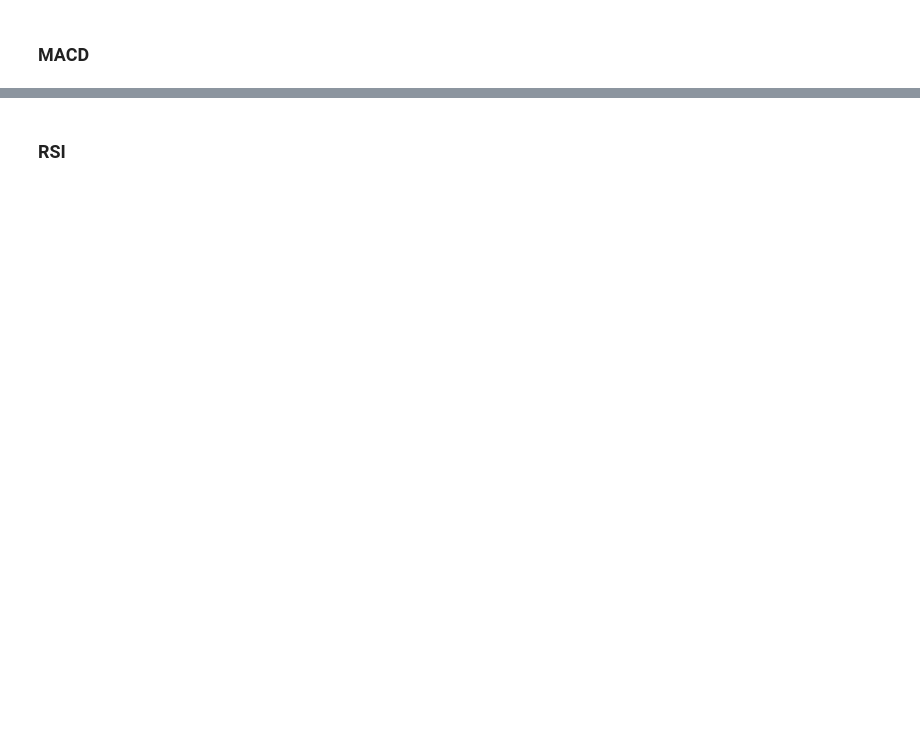
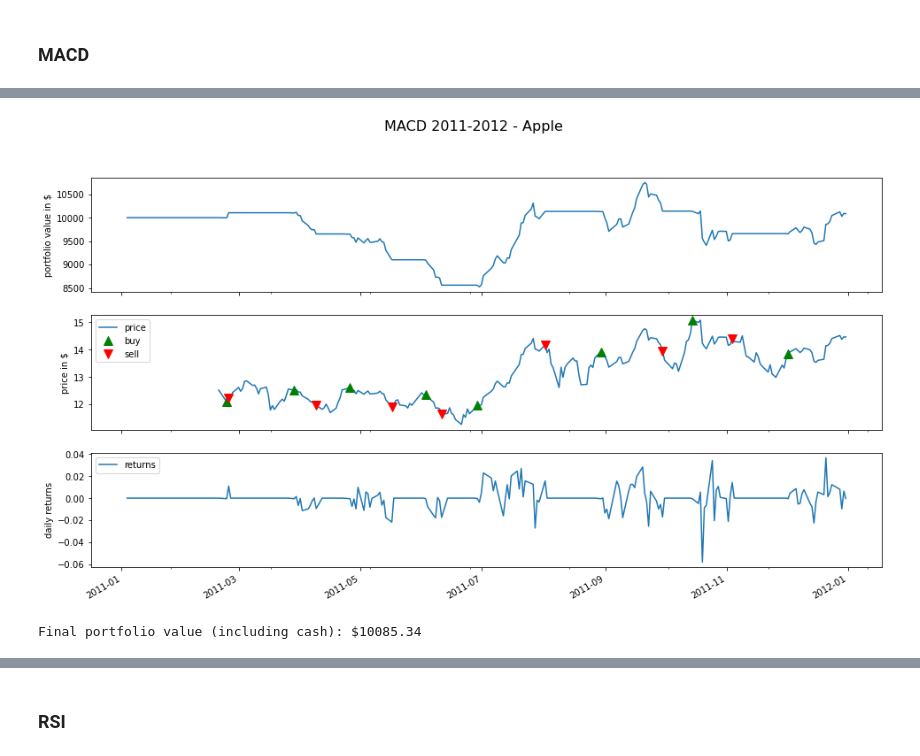
Before and after one commit to josephahn/trading_data_analysis, a Jupyter notebook: comparing_trading_strategies.ipynb, the cells around one changed output, grey strips where cells are left out. Drawn from its saved outputs; the diff is of its cells as text; code cells hidden in the pictures; blank space fills up the shorter version.

```diff
--- a/comparing_trading_strategies.ipynb
+++ b/comparing_trading_strategies.ipynb
@@ -296,0 +289,6 @@ def handle_data(context, data):
+# %%
+aapl_2011_macd_results = pd.read_pickle('results/aapl_2011_macd.pickle')
+plot('MACD 2011-2012 - Apple', aapl_2011_macd_results, ['price'])
+# %% [output]
+[figure, added]
+Final portfolio value (including cash): $10085.34
```
Also changed, not shown: parts of 23 cells of this notebook, 45 other files.
